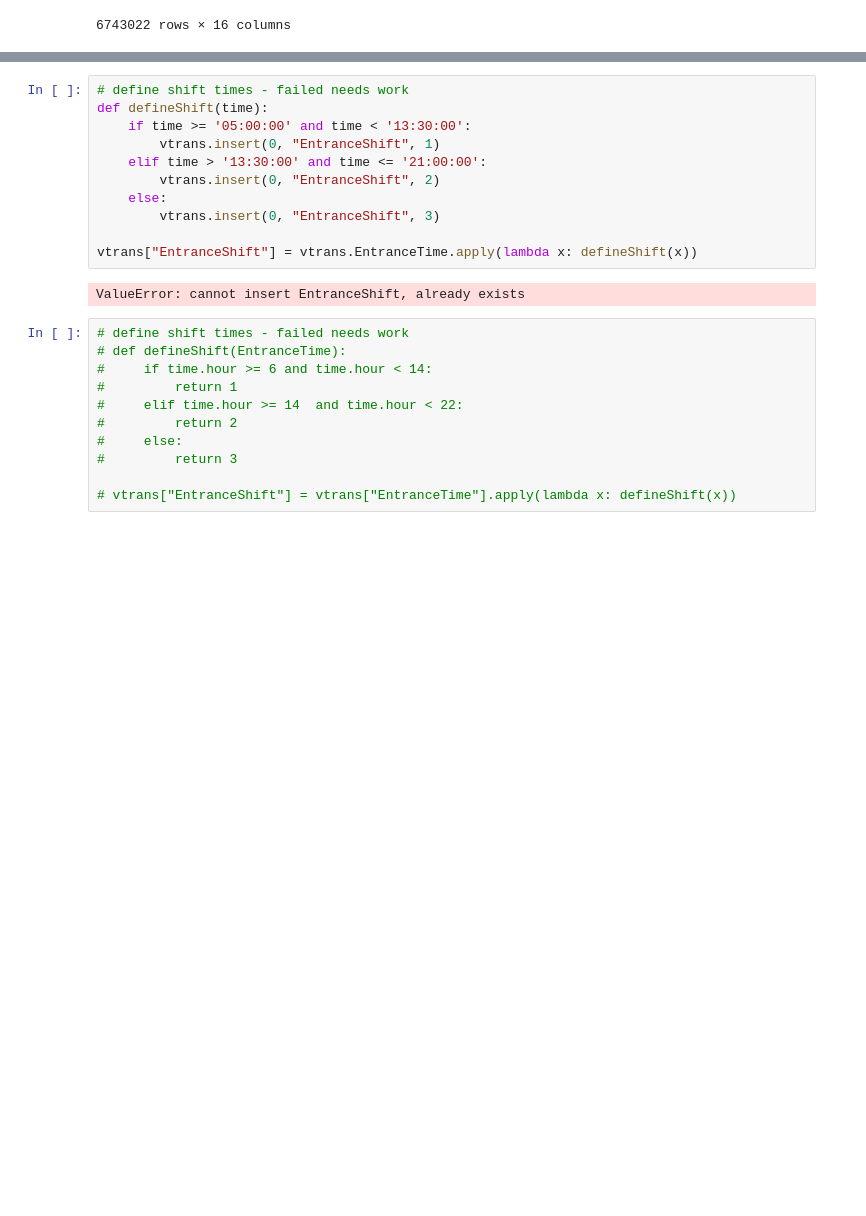
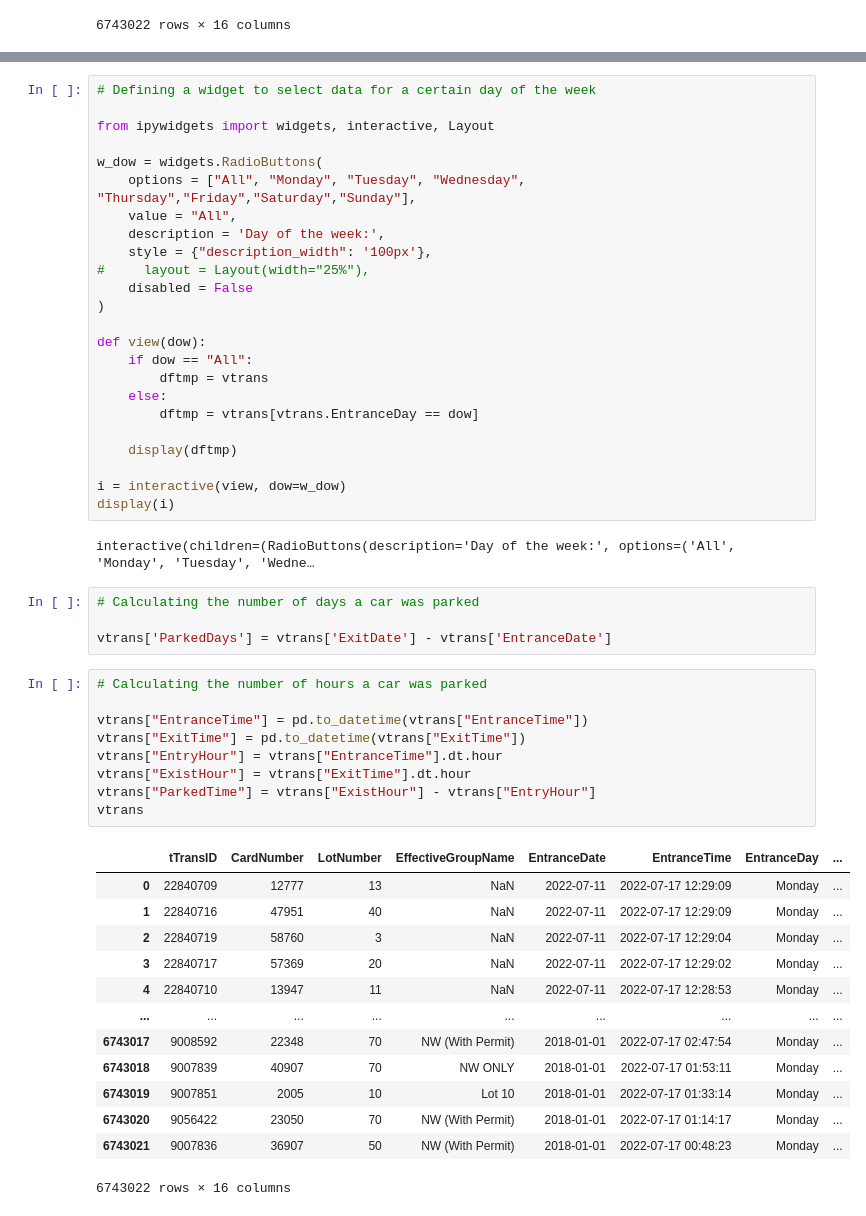
Before and after one commit to jacobbp25/Group5Project, a Jupyter notebook: Parking_m.ipynb, the cells around one changed output, grey strips where cells are left out. Cells and saved outputs as stored; diff of their text form; blank space fills up the shorter version.

```diff
--- a/Parking_m.ipynb
+++ b/Parking_m.ipynb
@@ -169,24 +185,53 @@ vtrans
 # %%
-# define shift times - failed needs work
-def defineShift(time):
-    if time >= '05:00:00' and time < '13:30:00':
-        vtrans.insert(0, "EntranceShift", 1)
-    elif time > '13:30:00' and time <= '21:00:00':
-        vtrans.insert(0, "EntranceShift", 2)
+# Defining a widget to select data for a certain day of the week
+
+from ipywidgets import widgets, interactive, Layout
+
+w_dow = widgets.RadioButtons(
+    options = ["All", "Monday", "Tuesday", "Wednesday", "Thursday","Friday","Saturday","Sunday"],
+    value = "All",
+    description = 'Day of the week:',
+    style = {"description_width": '100px'},
+#     layout = Layout(width="25%"),
+    disabled = False
+)
+
+def view(dow):
+    if dow == "All":
+        dftmp = vtrans
     else:
-        vtrans.insert(0, "EntranceShift", 3)
+        dftmp = vtrans[vtrans.EntranceDay == dow]
 
-vtrans["EntranceShift"] = vtrans.EntranceTime.apply(lambda x: defineShift(x))
+    display(dftmp)
+
+i = interactive(view, dow=w_dow)
+display(i)
 # %% [output]
-ValueError: cannot insert EntranceShift, already exists
+interactive(children=(RadioButtons(description='Day of the week:', options=('All', 'Monday', 'Tuesday', 'Wedne…
-# %%
-# define shift times - failed needs work
-# def defineShift(EntranceTime):
-#     if time.hour >= 6 and time.hour < 14:
-#         return 1
-#     elif time.hour >= 14  and time.hour < 22:
-#         return 2
-#     else:
-#         return 3
-
-# vtrans["EntranceShift"] = vtrans["EntranceTime"].apply(lambda x: defineShift(x))
+# %%
+# Calculating the number of days a car was parked
+
+vtrans['ParkedDays'] = vtrans['ExitDate'] - vtrans['EntranceDate']
+# %%
+# Calculating the number of hours a car was parked
+
+vtrans["EntranceTime"] = pd.to_datetime(vtrans["EntranceTime"])
+vtrans["ExitTime"] = pd.to_datetime(vtrans["ExitTime"])
+vtrans["EntryHour"] = vtrans["EntranceTime"].dt.hour
+vtrans["ExistHour"] = vtrans["ExitTime"].dt.hour
+vtrans["ParkedTime"] = vtrans["ExistHour"] - vtrans["EntryHour"]
+vtrans
+# %% [output]
+|  | tTransID | CardNumber | LotNumber | EffectiveGroupName | EntranceDate | EntranceTime | EntranceDay | ... |
+| 0 | 22840709 | 12777 | 13 | NaN | 2022-07-11 | 2022-07-17 12:29:09 | Monday | ... |
+| 1 | 22840716 | 47951 | 40 | NaN | 2022-07-11 | 2022-07-17 12:29:09 | Monday | ... |
+| 2 | 22840719 | 58760 | 3 | NaN | 2022-07-11 | 2022-07-17 12:29:04 | Monday | ... |
+| 3 | 22840717 | 57369 | 20 | NaN | 2022-07-11 | 2022-07-17 12:29:02 | Monday | ... |
+| 4 | 22840710 | 13947 | 11 | NaN | 2022-07-11 | 2022-07-17 12:28:53 | Monday | ... |
+| ... | ... | ... | ... | ... | ... | ... | ... | ... |
+| 6743017 | 9008592 | 22348 | 70 | NW (With Permit) | 2018-01-01 | 2022-07-17 02:47:54 | Monday | ... |
+| 6743018 | 9007839 | 40907 | 70 | NW ONLY | 2018-01-01 | 2022-07-17 01:53:11 | Monday | ... |
+| 6743019 | 9007851 | 2005 | 10 | Lot 10 | 2018-01-01 | 2022-07-17 01:33:14 | Monday | ... |
+| 6743020 | 9056422 | 23050 | 70 | NW (With Permit) | 2018-01-01 | 2022-07-17 01:14:17 | Monday | ... |
+| 6743021 | 9007836 | 36907 | 50 | NW (With Permit) | 2018-01-01 | 2022-07-17 00:48:23 | Monday | ... |
+6743022 rows × 16 columns
```
Also changed, not shown: parts of 15 cells of this notebook, 1 other file.
